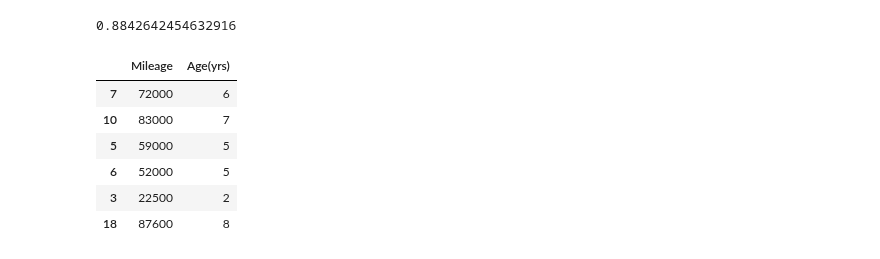
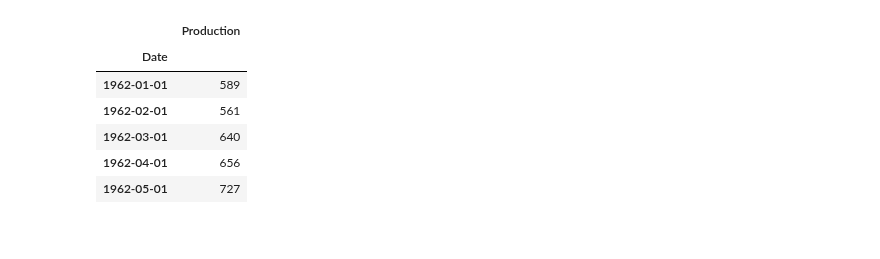
Before and after one commit to salonyy/NNDL-LAB, a Jupyter notebook: Practical_3.ipynb, the cells around one changed output. Drawn from its saved outputs; the diff is of its cells as text; code cells hidden in the pictures.

```diff
--- a/Practical_3.ipynb
+++ b/Practical_3.ipynb
@@ -170,15 +2,0 @@ Name: Sell Price($), dtype: int64
-# %%
-clf.score(X_test, y_test)
-# %% [output]
-0.8842642454632916
-# %%
-X_train, X_test, y_train, y_test = train_test_split(X,y,test_size=0.3,random_state=10)
-X_test
-# %% [output]
-|  | Mileage | Age(yrs) |
-| 7 | 72000 | 6 |
-| 10 | 83000 | 7 |
-| 5 | 59000 | 5 |
-| 6 | 52000 | 5 |
-| 3 | 22500 | 2 |
-| 18 | 87600 | 8 |
@@ -184,0 +7,13 @@ X_test
+# %%
+df = pd.read_csv('/content/monthly_milk_production.csv',index_col='Date',parse_dates=True)   #Date is not  string
+df.index.freq='MS'
+# %%
+df.head()     #month wise production data will be displayed
+# %% [output]
+|  | Production |
+| Date |  |
+| 1962-01-01 | 589 |
+| 1962-02-01 | 561 |
+| 1962-03-01 | 640 |
+| 1962-04-01 | 656 |
+| 1962-05-01 | 727 |
```
Also changed, not shown: parts of 46 cells of this notebook.
